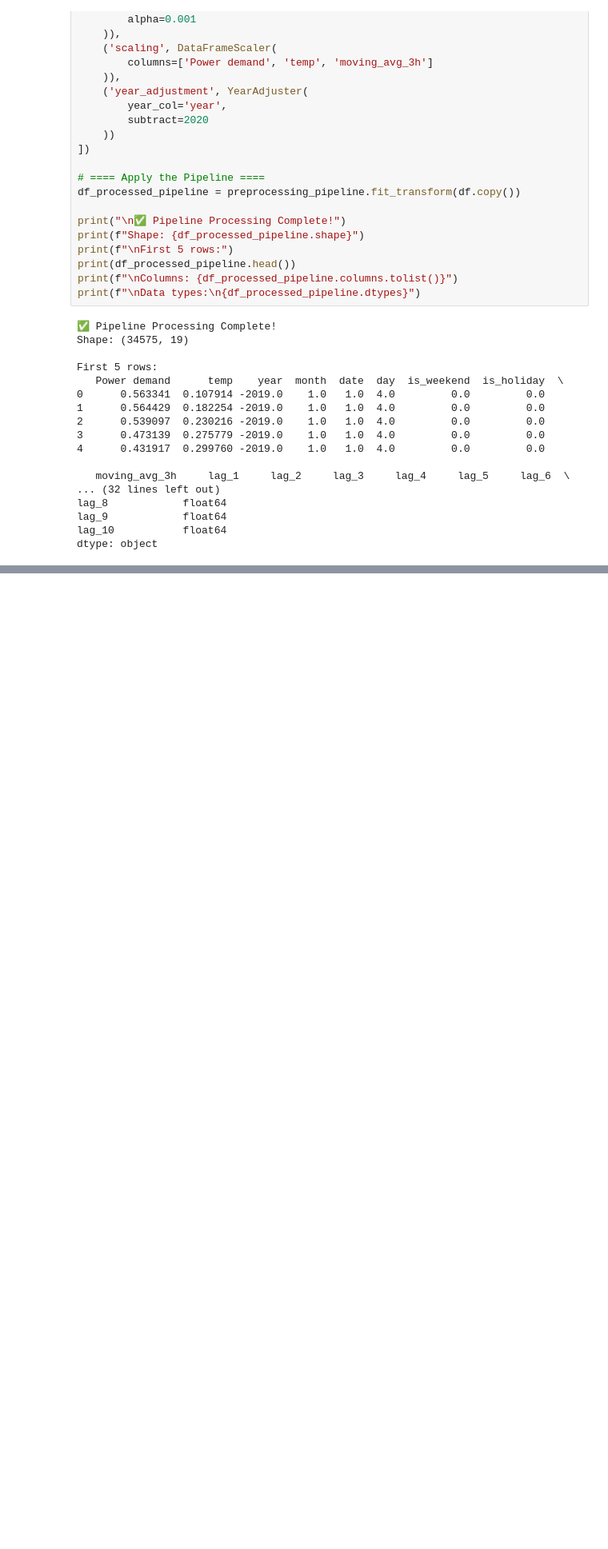
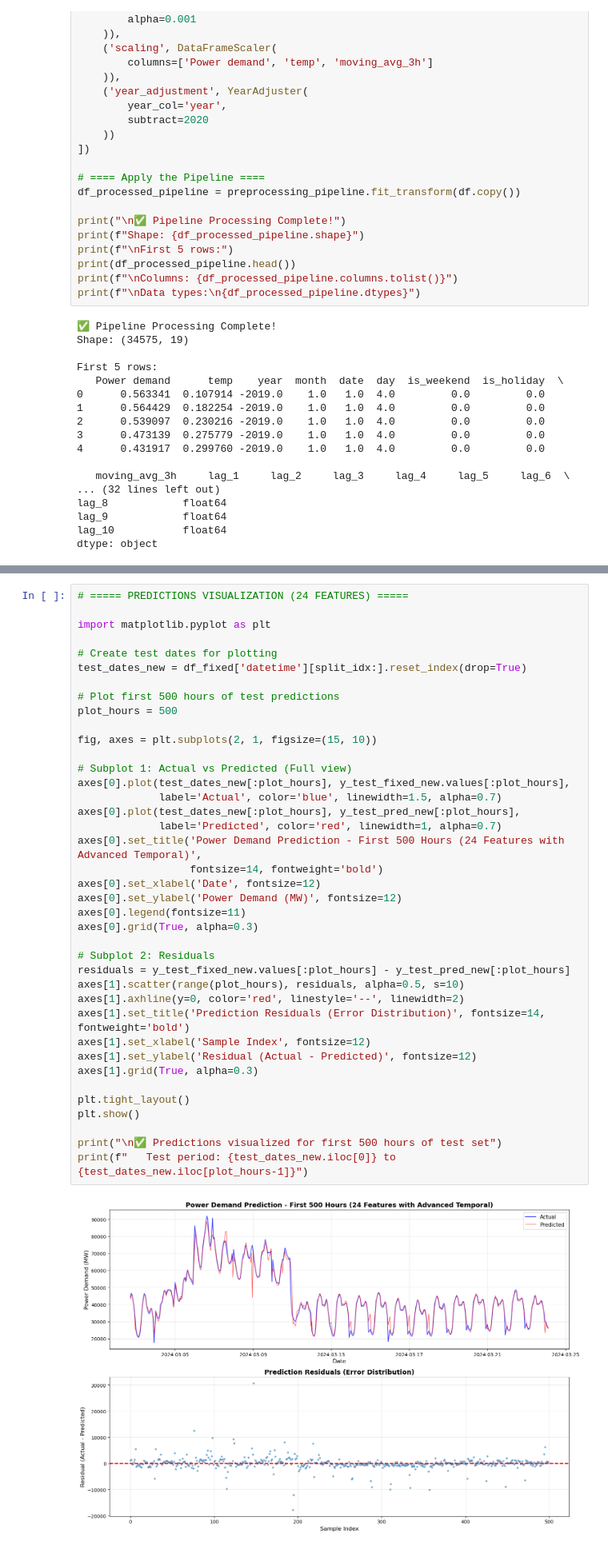
Before and after one commit to halsangihs/miniProject, a Jupyter notebook: second.ipynb, the cells around one changed output, grey strips where cells are left out. Shown at 80% size. Drawn from its saved outputs; the diff is of its cells as text; blank space fills up the shorter version.

```diff
--- a/second.ipynb
+++ b/second.ipynb
@@ -656,0 +1210,41 @@ dtype: object
+# %%
+# ===== PREDICTIONS VISUALIZATION (24 FEATURES) =====
+
+import matplotlib.pyplot as plt
+
+# Create test dates for plotting
+test_dates_new = df_fixed['datetime'][split_idx:].reset_index(drop=True)
+
+# Plot first 500 hours of test predictions
+plot_hours = 500
+
+fig, axes = plt.subplots(2, 1, figsize=(15, 10))
+
+# Subplot 1: Actual vs Predicted (Full view)
+axes[0].plot(test_dates_new[:plot_hours], y_test_fixed_new.values[:plot_hours],
+             label='Actual', color='blue', linewidth=1.5, alpha=0.7)
+axes[0].plot(test_dates_new[:plot_hours], y_test_pred_new[:plot_hours],
+             label='Predicted', color='red', linewidth=1, alpha=0.7)
+axes[0].set_title('Power Demand Prediction - First 500 Hours (24 Features with Advanced Temporal)',
+                  fontsize=14, fontweight='bold')
+axes[0].set_xlabel('Date', fontsize=12)
+axes[0].set_ylabel('Power Demand (MW)', fontsize=12)
+axes[0].legend(fontsize=11)
+axes[0].grid(True, alpha=0.3)
+
+# Subplot 2: Residuals
+residuals = y_test_fixed_new.values[:plot_hours] - y_test_pred_new[:plot_hours]
+axes[1].scatter(range(plot_hours), residuals, alpha=0.5, s=10)
+axes[1].axhline(y=0, color='red', linestyle='--', linewidth=2)
+axes[1].set_title('Prediction Residuals (Error Distribution)', fontsize=14, fontweight='bold')
+axes[1].set_xlabel('Sample Index', fontsize=12)
+axes[1].set_ylabel('Residual (Actual - Predicted)', fontsize=12)
+axes[1].grid(True, alpha=0.3)
+
+plt.tight_layout()
+plt.show()
+
+print("\n✅ Predictions visualized for first 500 hours of test set")
+print(f"   Test period: {test_dates_new.iloc[0]} to {test_dates_new.iloc[plot_hours-1]}")
+# %% [output]
+[figure, added]
```
Also changed, not shown: parts of 23 cells of this notebook, 1 other file.
